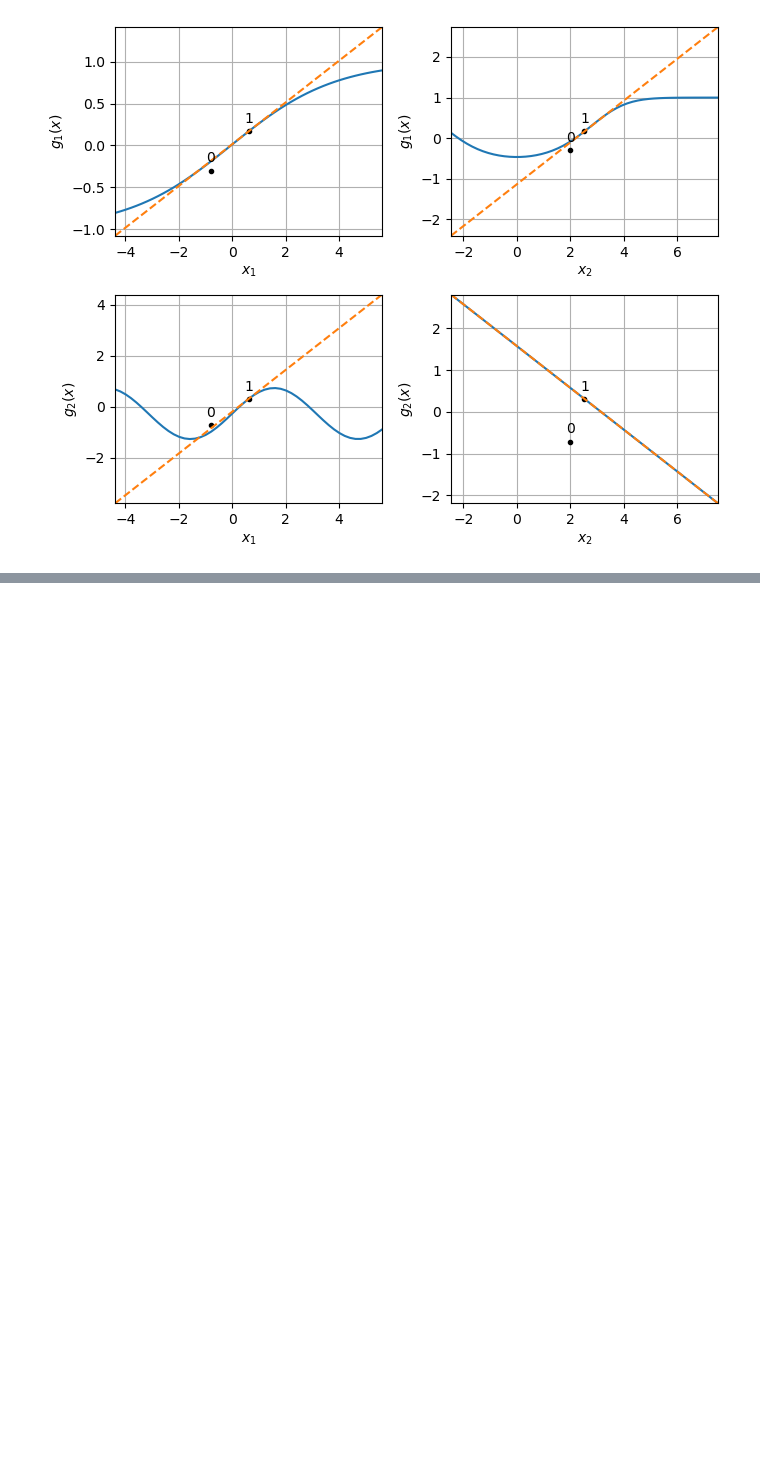
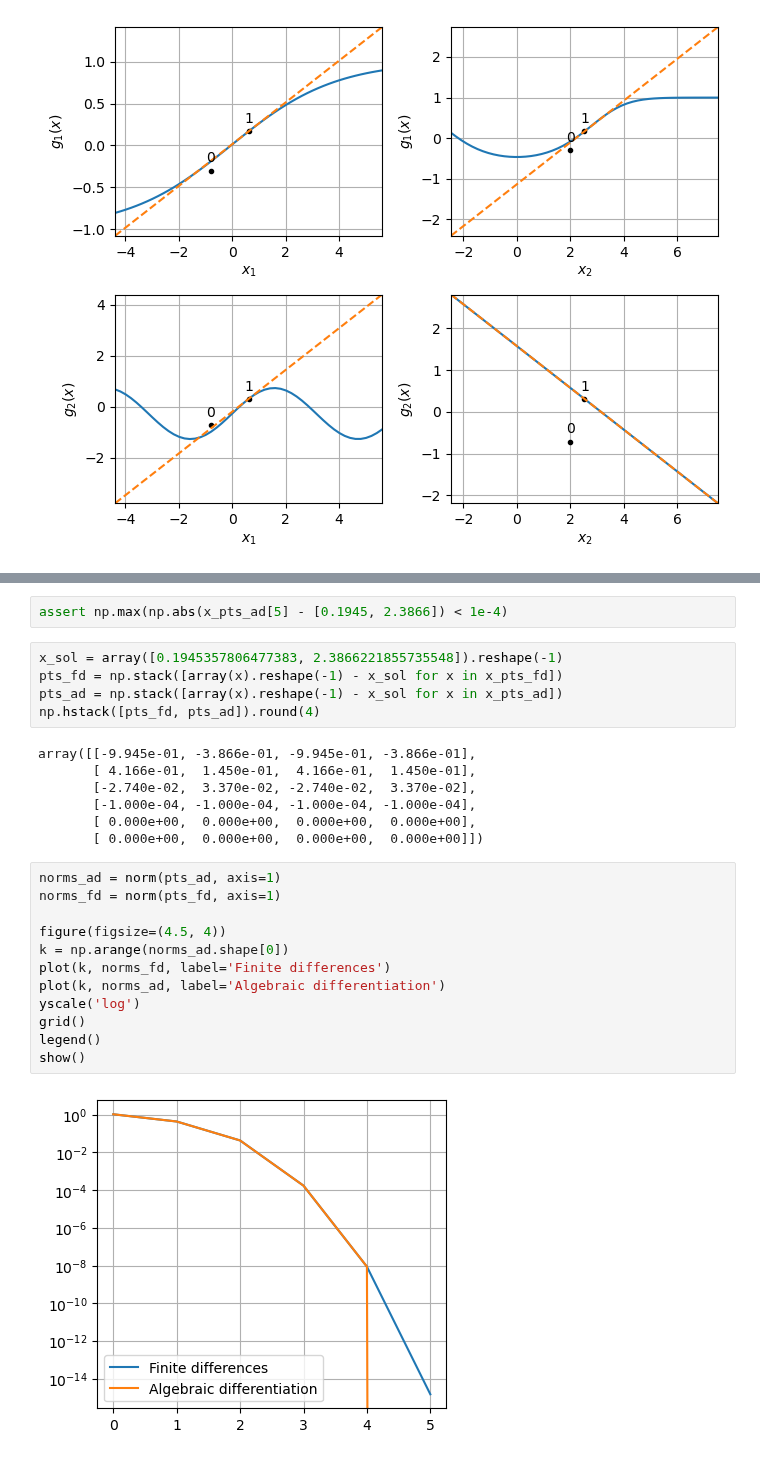
Before and after one commit to billtubbs/casadi-examples, a Jupyter notebook: 1-Rootfinding.ipynb, the cells around one changed output, grey strips where cells are left out. Cells and saved outputs as stored; diff of their text form; blank space fills up the shorter version.

```diff
--- a/1-Rootfinding.ipynb
+++ b/1-Rootfinding.ipynb
@@ -173,0 +256,28 @@ assert np.max(np.abs(x_pts[5] - [0.1945, 2.3866]) < 1e-4)
+# %%
+assert np.max(np.abs(x_pts_ad[5] - [0.1945, 2.3866]) < 1e-4)
+# %%
+x_sol = array([0.1945357806477383, 2.3866221855735548]).reshape(-1)
+pts_fd = np.stack([array(x).reshape(-1) - x_sol for x in x_pts_fd])
+pts_ad = np.stack([array(x).reshape(-1) - x_sol for x in x_pts_ad])
+np.hstack([pts_fd, pts_ad]).round(4)
+# %% [output]
+array([[-9.945e-01, -3.866e-01, -9.945e-01, -3.866e-01],
+       [ 4.166e-01,  1.450e-01,  4.166e-01,  1.450e-01],
+       [-2.740e-02,  3.370e-02, -2.740e-02,  3.370e-02],
+       [-1.000e-04, -1.000e-04, -1.000e-04, -1.000e-04],
+       [ 0.000e+00,  0.000e+00,  0.000e+00,  0.000e+00],
+       [ 0.000e+00,  0.000e+00,  0.000e+00,  0.000e+00]])
+# %%
+norms_ad = norm(pts_ad, axis=1)
+norms_fd = norm(pts_fd, axis=1)
+
+figure(figsize=(4.5, 4))
+k = np.arange(norms_ad.shape[0])
+plot(k, norms_fd, label='Finite differences')
+plot(k, norms_ad, label='Algebraic differentiation')
+yscale('log')
+grid()
+legend()
+show()
+# %% [output]
+[figure, added]
```
Also changed, not shown: parts of 18 cells of this notebook.
